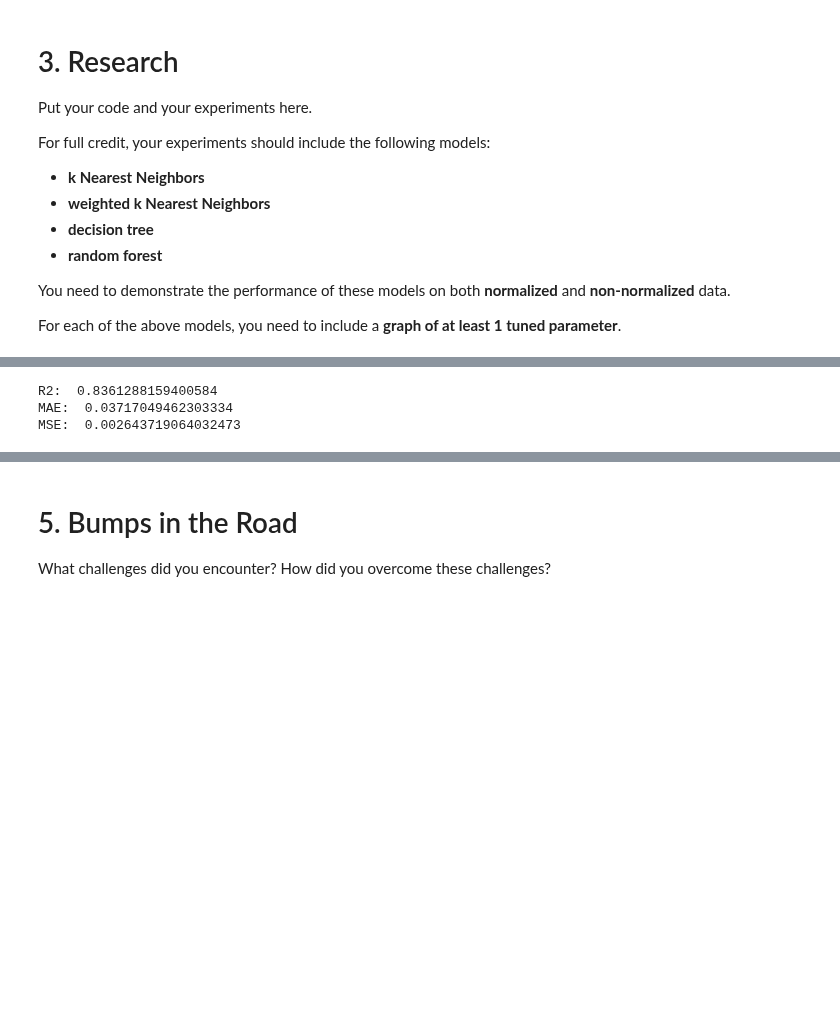
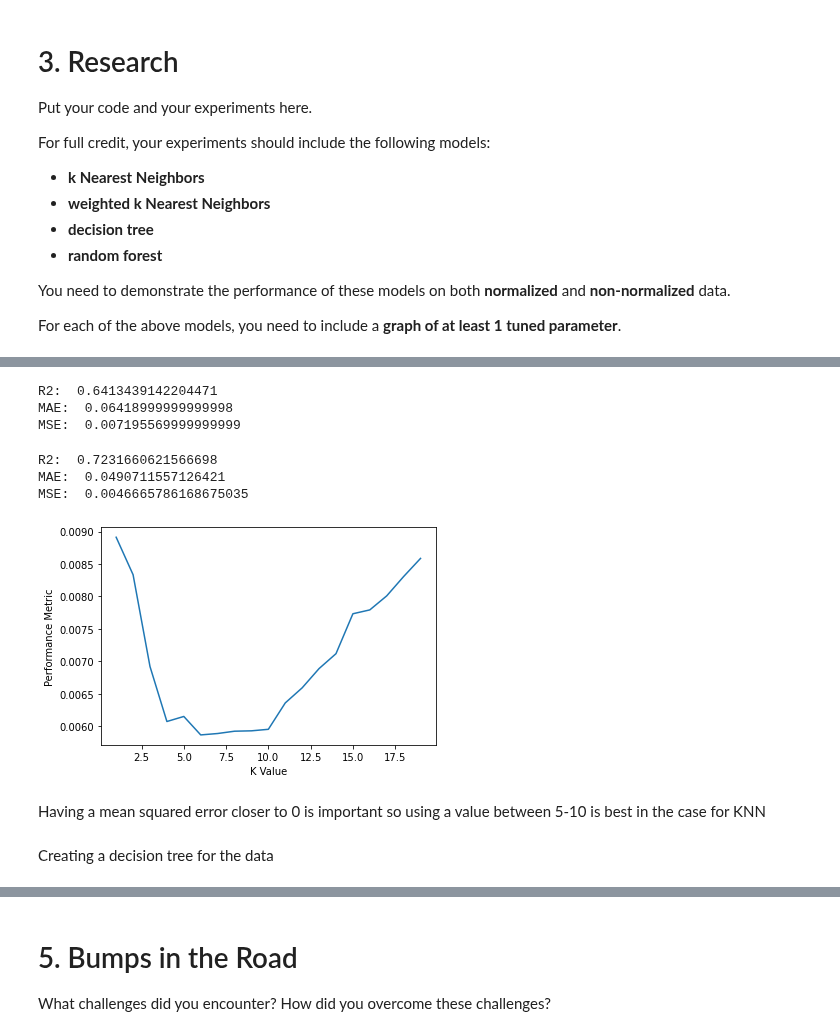
Before and after one commit to rilschultz/CS167Notes, a Jupyter notebook: Project1_starter.ipynb, the cells around one changed output, grey strips where cells are left out. Cells and saved outputs as stored; diff of their text form; code cells hidden in the pictures; blank space fills up the shorter version.

```diff
--- a/Project1_starter.ipynb
+++ b/Project1_starter.ipynb
@@ -81,7 +81,7 @@ from sklearn import metrics
 from sklearn import neighbors
 #This is selecting which values I want to be my predictors and which one I want to be my target variable
 target = 'Chance of Admit '
-predictors = admData.columns.drop(target)
+predictors = admData.columns.drop(target, 'Serial No.')
 train_data, test_data, train_sln, test_sln = train_test_split(admData[predictors], admData[target])
 
 #Next step is to normalize the data to not have values such as GRE and TOEFL scores outweigh other values in the dataset
@@ -149,16 +162,61 @@ MSE:  0.0027251485714285713
 # %%
-knn = neighbors.KNeighborsRegressor(n_neighbors=30, weights = 'distance')
+wknn = neighbors.KNeighborsRegressor(n_neighbors=5, weights = 'distance')
 
 # fit (train) the model to the data
-knn.fit(train_data_normalized, train_sln)
+wknn.fit(train_data, train_sln)
 
 # use the trained model to get predictions from the normalized data
-preds = knn.predict(test_data_normalized)
+predict = knn.predict(test_data)
 # use a metric to see how good our predictions are
-print("R2: ", metrics.r2_score(test_sln, preds))
-print("MAE: ", metrics.mean_absolute_error(test_sln, preds))
-print("MSE: ", metrics.mean_squared_error(test_sln, preds))
+print("R2: ", metrics.r2_score(test_sln, predict))
+print("MAE: ", metrics.mean_absolute_error(test_sln, predict))
+print("MSE: ", metrics.mean_squared_error(test_sln, predict))
 # %% [output]
-R2:  0.8361288159400584
-MAE:  0.03717049462303334
-MSE:  0.002643719064032473
+R2:  0.6413439142204471
+MAE:  0.06418999999999998
+MSE:  0.007195569999999999
+# %%
+wknn2 = neighbors.KNeighborsRegressor(n_neighbors=9, weights = 'distance')
+
+wknn2.fit(train_data_normalized, train_sln)
+
+preds = wknn2.predict(test_data_normalized)
+# use a metric to see how good our predictions are
+print("R2: ", metrics.r2_score(test_sln, preds))
+print("MAE: ", metrics.mean_absolute_error(test_sln, preds))
+print("MSE: ", metrics.mean_squared_error(test_sln, preds))
+# %% [output]
+R2:  0.7231660621566698
+MAE:  0.0490711557126421
+MSE:  0.0046665786168675035
+# %%
+from sklearn.metrics import mean_squared_error
+
+# Load the data into a Pandas DataFrame
+data = admData
+
+# Create a range of k values
+k_values = np.arange(1, 20)
+
+# Create an empty list to store the performance metric for each value of k
+performance_metrics = []
+
+# Iterate over each value of k and compute the performance metric
+for k in k_values:
+    model = neighbors.KNeighborsRegressor(n_neighbors=k)
+    model.fit(train_data, train_sln)
+    y_pred = model.predict(test_data)
+    performance_metric = mean_squared_error(test_sln, y_pred)
+    performance_metrics.append(performance_metric)
+
+# Plot the performance metric against the value of k
+plt.plot(k_values, performance_metrics)
+plt.xlabel('K Value')
+plt.ylabel('Performance Metric')
+plt.show()
+# %% [output]
+[figure, added]
+# %% [markdown]
+Having a mean squared error closer to 0 is important so using a value between 5-10 is best in the case for KNN
+# %% [markdown]
+Creating a decision tree for the data
```
Also changed, not shown: parts of 16 cells of this notebook.
